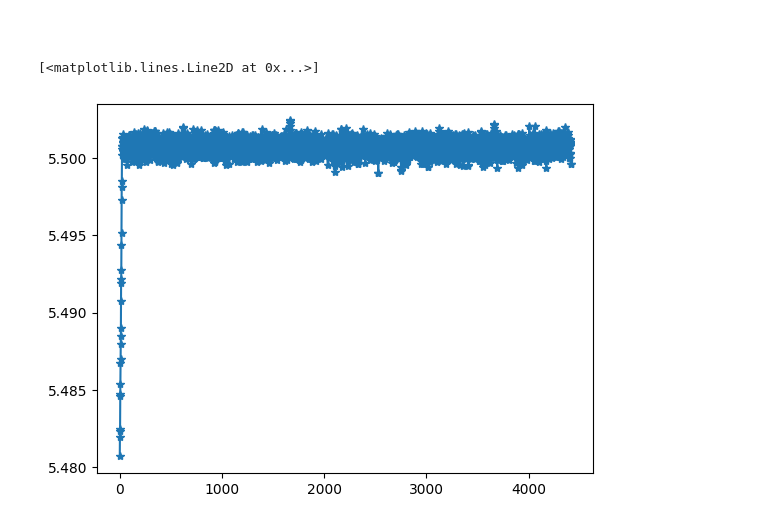
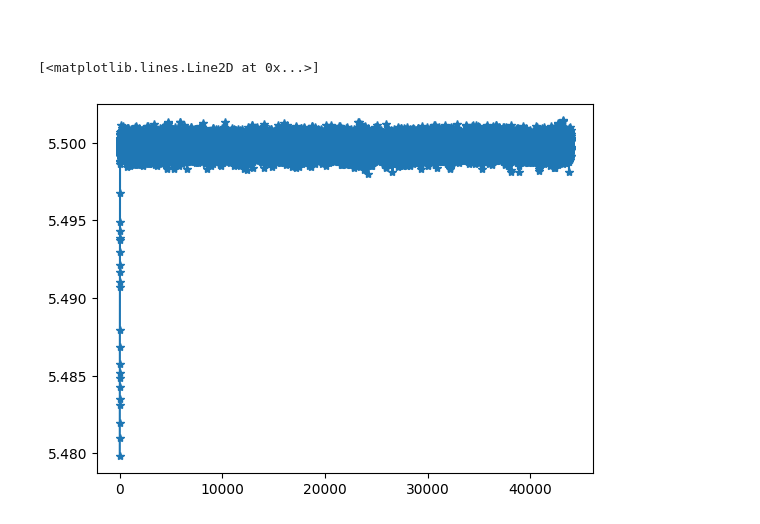
Before and after one commit to RitwikDas007/My-Collections, a Jupyter notebook: Bayes' Theorem.ipynb, the cells around one changed output. Cells and saved outputs as stored; diff of their text form; code cells hidden in the pictures.

```diff
--- a/Bayes' Theorem.ipynb
+++ b/Bayes' Theorem.ipynb
@@ -307,10 +307,10 @@ def Log_Posterior(y, time, omega) :
 # %% [markdown]
 #####
 # %%
-def Metropolis_Hastings(Log_Posterior, y, time, omega_in, step_size) :
+def Metropolis_Hastings(Log_Posterior, y, time, omega_in, step_size, iteration) :
 	omega_current = [omega_in]
 
-	for i in range(10000):
+	for _ in range(iteration):
 		omega_proposed = omega_current[-1] + np.random.normal(0, step_size)
 		log_alpha = Log_Posterior(y, time, omega_proposed) - Log_Posterior(y, time, omega_current[-1])
 		if log_alpha > np.log(np.random.rand()) :
@@ -318,9 +318,14 @@ def Metropolis_Hastings(Log_Posterior, y, time, omega_in, step_size) :
 
 	return omega_current
 # %%
-samples = Metropolis_Hastings(Log_Posterior, y_obs, time, Max_omega-2e-2, 0.001)
+y = y_obs
+omega_in = Max_omega-2e-2
+step_size = 0.001
+iteration = 100000
+
+samples = Metropolis_Hastings(Log_Posterior, y, time, omega_in, step_size, iteration)
 
 plt.plot(samples, '-*')
 # %% [output]
 [<matplotlib.lines.Line2D at 0x...>]
-[figure, old version]
+[figure, new version]
```
Also changed, not shown: parts of 5 cells of this notebook.
